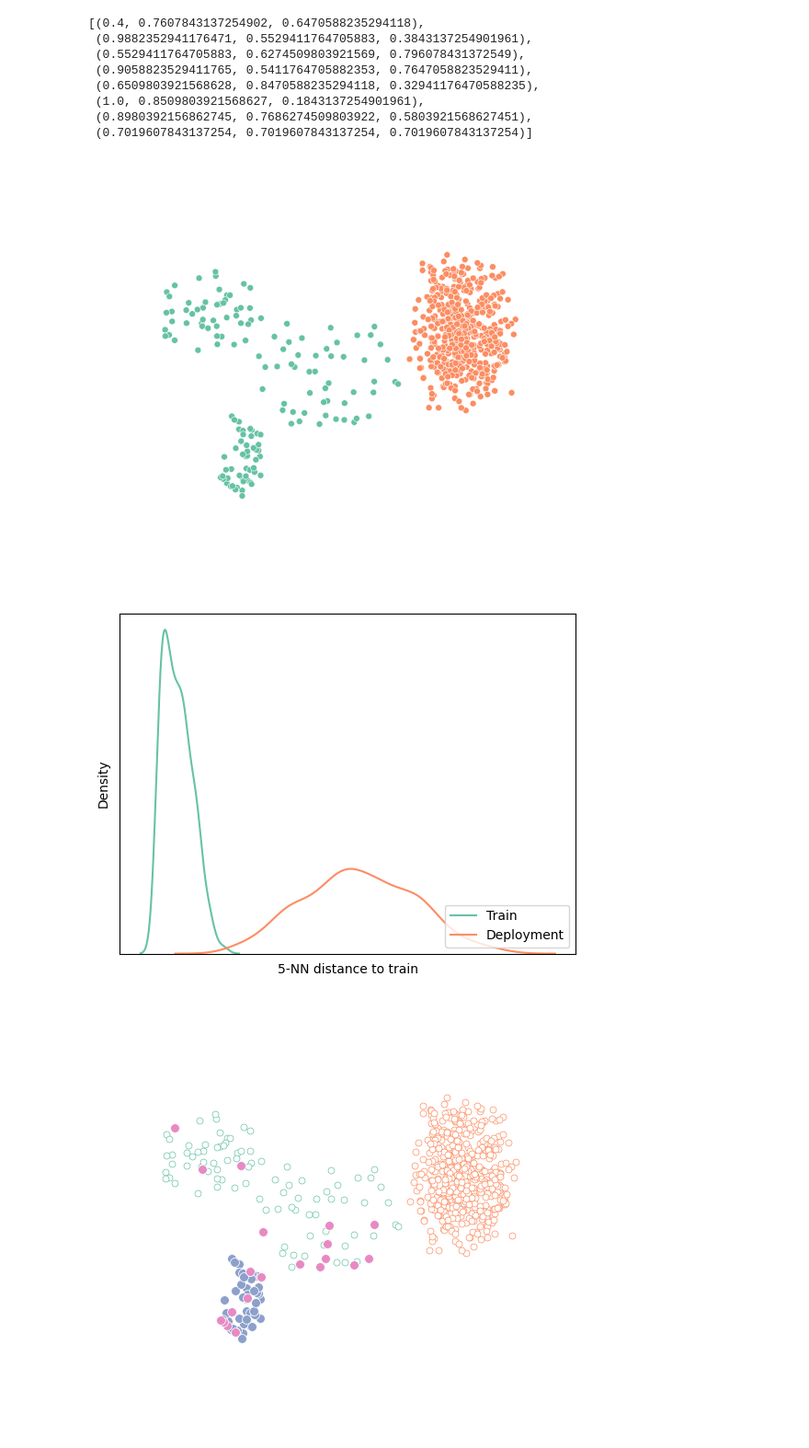
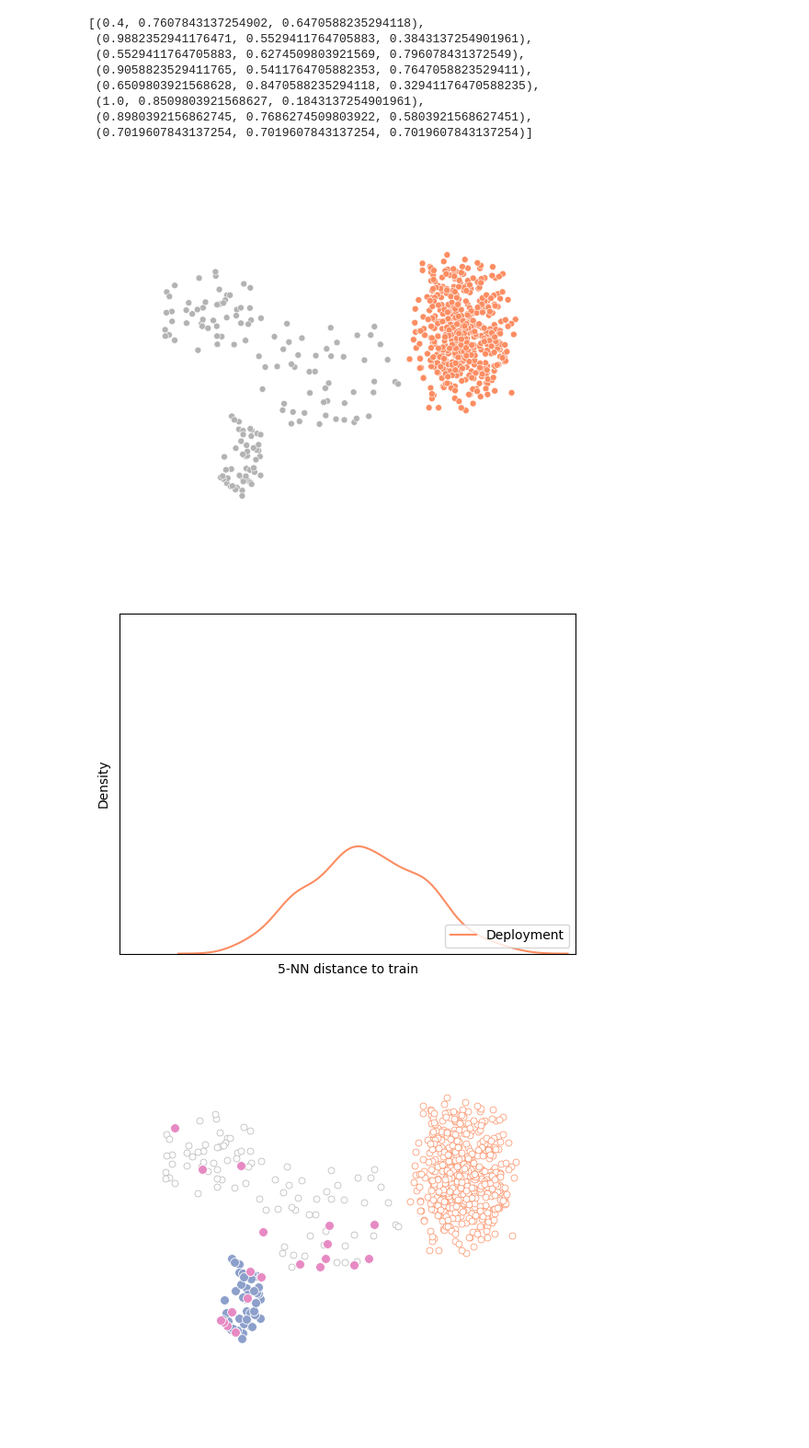
Before and after one commit to valence-labs/mood-experiments, a Jupyter notebook: notebooks/11. MOOD specification flowchart.ipynb, the cells around one changed output. Shown at 92% size. Cells and saved outputs as stored; diff of their text form; code cells hidden in the pictures.

```diff
--- a/notebooks/11. MOOD specification flowchart.ipynb
+++ b/notebooks/11. MOOD specification flowchart.ipynb
@@ -57,36 +57,36 @@ cmap
 # %%
 x = np.concatenate((x_1, x_2, x_3, x_4))
 y = np.concatenate((y_1, y_2, y_3, y_4))
-c = [0] * (len(x_1) + len(x_2) + len(x_3)) + [1] * len(x_4)
+c = [cmap[-1]] * (len(x_1) + len(x_2) + len(x_3)) + [cmap[1]] * len(x_4)
 
 fig, ax = plt.subplots()
-sns.scatterplot(x=x, y=y, s=25, hue=c, ax=ax, palette=cmap)
+sns.scatterplot(x=x, y=y, s=25, c=c, ax=ax, palette=cmap)
 ax.set_xlim(-5, 5)
 ax.set_ylim(-5, 5)
 ax.axis("off")
-ax.get_legend().remove()
 
 plt.tight_layout()
 plt.savefig("scatter_app.png", bbox_inches='tight', transparent=True)
 # %% [output]
-[figure, old version]
+[figure, new version]
 # %%
 coords_1 = np.stack((np.concatenate((x_1, x_2, x_3)), np.concatenate((y_1, y_2, y_3))), axis=-1)
 coords_2 = np.stack((x_4, y_4), axis=-1)
 
 dist_1, dist_2 = compute_knn_distance(coords_1, [coords_1, coords_2])
 
 fig, ax = plt.subplots()
-sns.kdeplot(dist_1, ax=ax, color=cmap[0], label="Train")
 sns.kdeplot(dist_2, ax=ax, color=cmap[1], label="Deployment")
 ax.set_xlabel("5-NN distance to train")
 ax.set_xticks([])
 ax.set_yticks([])
 ax.legend(loc="lower right")
 
+ax.set_xlim((-0.2, 3.25))
+ax.set_ylim((0, 2.75))
 plt.savefig("density_app.png", bbox_inches='tight')
 # %% [output]
-[figure, old version]
+[figure, new version]
 # %%
 x = np.concatenate((x_1, x_2, x_3))
 y = np.concatenate((y_1, y_2, y_3))
```
Also changed, not shown: parts of 2 cells of this notebook.
